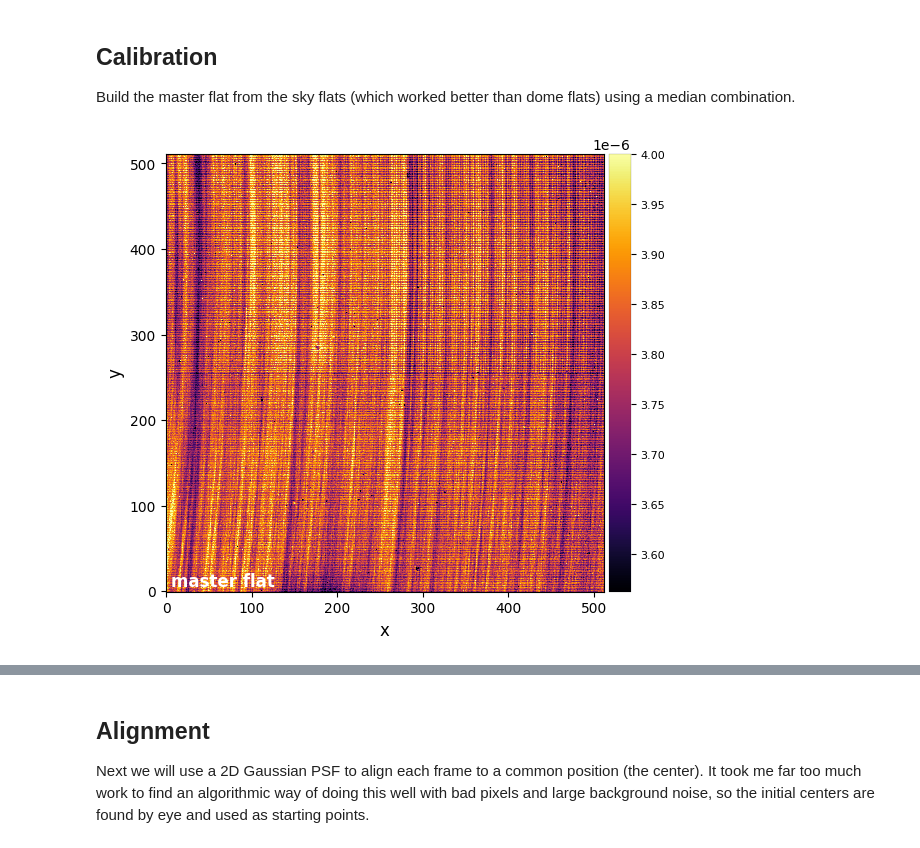
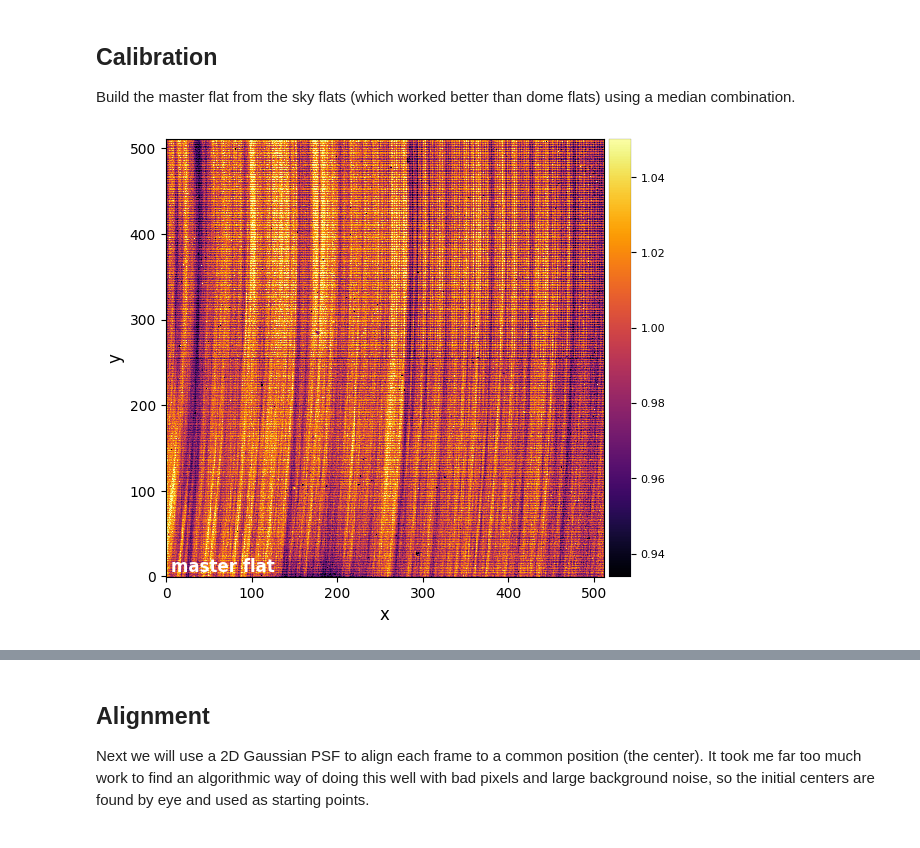
Before and after one commit to mileslucas/sirius-b, a Jupyter notebook: notebooks/epoch_2020nov28/preprocessing.ipynb, the cells around one changed output, grey strips where cells are left out. Drawn from its saved outputs; the diff is of its cells as text; code cells hidden in the pictures.

Commit message:
get third epoch working

```diff
--- a/notebooks/epoch_2020nov28/preprocessing.ipynb
+++ b/notebooks/epoch_2020nov28/preprocessing.ipynb
@@ -46,10 +46,10 @@ plot_frames (generic function with 1 method)
 
 `CCDReduction.fitscollection` creates a table with the paths, names, and header information for every file in a directory. This lets us filter through and target the flats, darks, and science frames simply
 # %%
-collection = fitscollection(datadir("epoch_2020nov21", "raw data"));
+collection = fitscollection(datadir("epoch_2020nov28", "raw data"));
 # %%
 # separate files into respective types
-sky_flats = filter(row -> row.OBJECT == "flat2" && row.COADDS == 75, collection)
-sci = filter(row -> row.OBJECT == "alf CMa b off" && row.COADDS == 75, collection);
+sky_flats = filter(row -> row.OBJECT == "flat" && row.COADDS == 75, collection)
+sci = filter(row -> row.OBJECT == "alf CMa" && row.COADDS == 75, collection);
 # %%
 # set up path for processing of this epoch
@@ -63,10 +63,10 @@ Build the master flat from the sky flats (which worked better than dome flats) u
 master_flat = combine(arrays(sky_flats));
 # %%
 plot_frames(
-    master_flat ./ sum(master_flat);
+    master_flat ./ median(master_flat);
     zscale=true,
     label="master flat"
 )
 # %% [output]
-[figure, old version]
+[figure, new version]
 # %%
```
Also changed, not shown: parts of 21 cells of this notebook, 6 other files.
